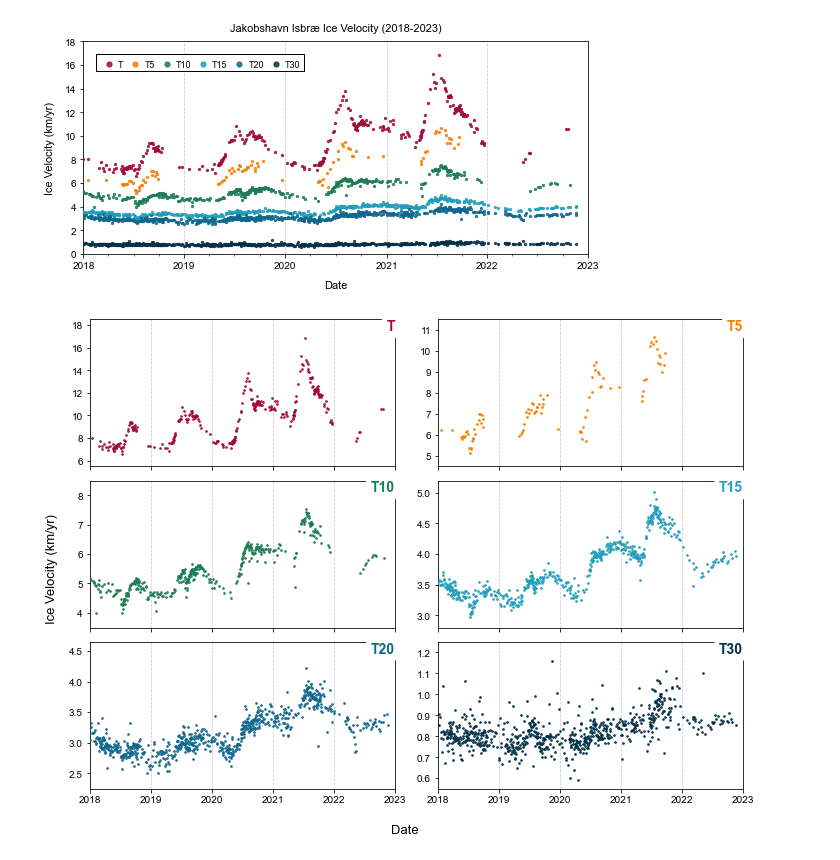
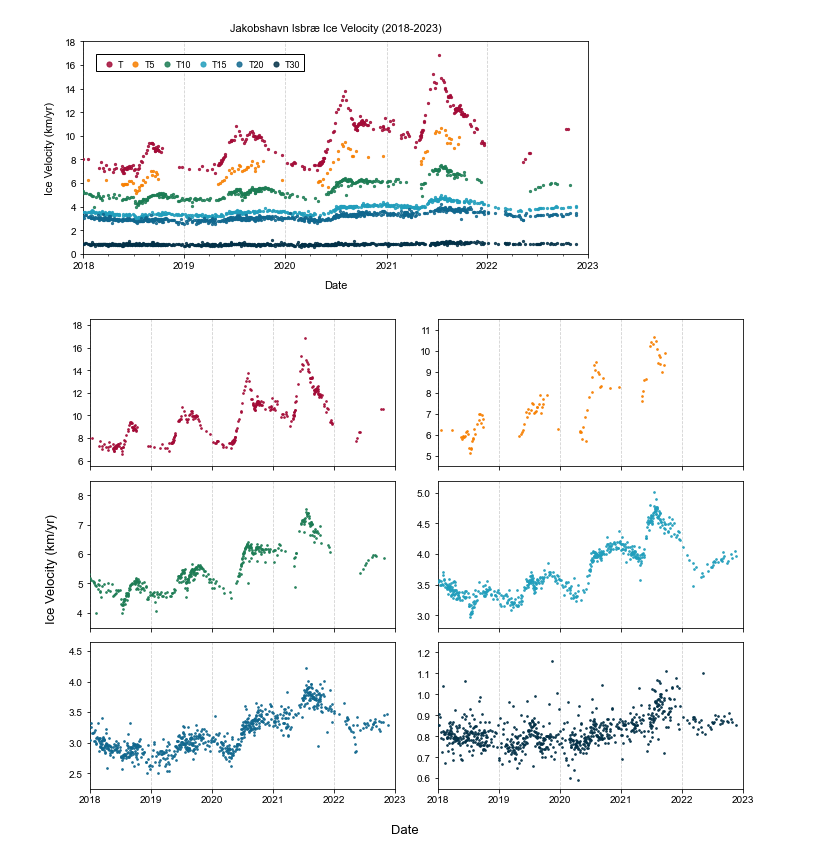
Before and after one commit to hannahpicton/jakobshavn_isbrae, a Jupyter notebook: ice_velocity_plot.ipynb, the cells around one changed output. Drawn from its saved outputs; the diff is of its cells as text; code cells hidden in the pictures.

```diff
--- a/ice_velocity_plot.ipynb
+++ b/ice_velocity_plot.ipynb
@@ -79,33 +77,39 @@ fig, axes = plt.subplots(3, 2, figsize=(10, 8), sharex=True)
 plt.subplots_adjust(hspace=0.1)
 scatter_colors = ['#a30b37', '#f77f00', '#1c7c54', '#219ebc', '#10678e', '#023047']
 labels = ['T', 'T5', 'T10', 'T15', 'T20', 'T30']
+
+# Calculate Spring, Summer, Autumn, and Winter means
+ITS_LIVE_data['month'] = ITS_LIVE_data['mid_date'].dt.month
+spring_mask = (ITS_LIVE_data['month'] >= 3) & (ITS_LIVE_data['month'] <= 5)   # March, April, May
+summer_mask = (ITS_LIVE_data['month'] >= 6) & (ITS_LIVE_data['month'] <= 8)   # June, July, August
+autumn_mask = (ITS_LIVE_data['month'] >= 9) & (ITS_LIVE_data['month'] <= 11)  # September, October, November
+winter_mask = (ITS_LIVE_data['month'] == 12) | (ITS_LIVE_data['month'] <= 2)  # December, January, February
 
 for i, ax in enumerate(axes.flatten()):
     year_locator = mdates.YearLocator(base=1, month=1, day=1)
     ax.xaxis.set_major_locator(year_locator)
     ax.xaxis.set_major_formatter(mdates.DateFormatter("%Y"))
     min_x_value = pd.to_datetime('2018-01-01', format='%Y-%m-%d')
     max_x_value = pd.to_datetime('2023-01-01', format='%Y-%m-%d')
     ax.grid(axis='x', alpha=0.6, linestyle='--')
     plt.xlim(min_x_value, max_x_value)
-    ax.text(1, 1, labels[i], color=scatter_colors[i], transform=ax.transAxes, ha='right', va='top', fontsize=14, bbox=dict(facecolor='white', edgecolor='white', boxstyle='round,pad=0.3'), weight='bold')
 
 axes[0, 0].scatter(ITS_LIVE_data['mid_date'], POINT1_VELOCITY/1000, color='#a30b37', s=3, marker='o', alpha=0.85, label='T', zorder=20)
 axes[0, 1].scatter(ITS_LIVE_data['mid_date'], POINT2_VELOCITY/1000, color='#f77f00', s=3, marker='o', alpha=0.85, label='T5', zorder=20)
 axes[1, 0].scatter(ITS_LIVE_data['mid_date'], POINT3_VELOCITY/1000, color='#1c7c54', s=3, marker='o', alpha=0.85, label='T10', zorder=20)
 axes[1, 1].scatter(ITS_LIVE_data['mid_date'], POINT4_VELOCITY/1000, color='#219ebc', s=3, marker='o', alpha=0.85, label='T15', zorder=20)
 axes[2, 0].scatter(ITS_LIVE_data['mid_date'], POINT5_VELOCITY/1000, color='#10678e', s=3, marker='o', alpha=0.85, label='T20', zorder=20)
 axes[2, 1].scatter(ITS_LIVE_data['mid_date'], POINT7_VELOCITY/1000, color='#023047', s=3, marker='o', alpha=0.85, label='T30', zorder=20)
 
 axes[0, 0].set_ylim(5.5, 18.5)
 axes[0, 1].set_ylim(4.5, 11.5)
 axes[1, 0].set_ylim(3.5, 8.5)
 axes[1, 1].set_ylim(2.8, 5.2)
 axes[2, 0].set_ylim(2.25, 4.65)
 axes[2, 1].set_ylim(0.55, 1.25)
 
 fig.text(0, 0.5, 'Ice Velocity (km/yr)', va='center', rotation='vertical', fontsize=13)
 fig.text(0.5, 0.04, 'Date', ha='center', fontsize=13)
 plt.tight_layout(rect=[0.01, 0.07, 1, 0.95])
 # %% [output]
-[figure, old version]
+[figure, new version]
```
Also changed, not shown: parts of 1 cell of this notebook.
